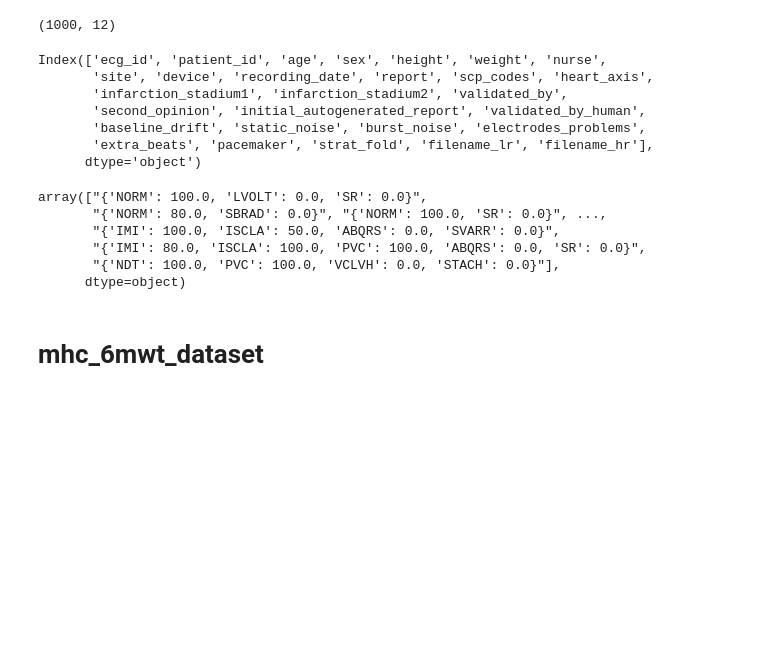
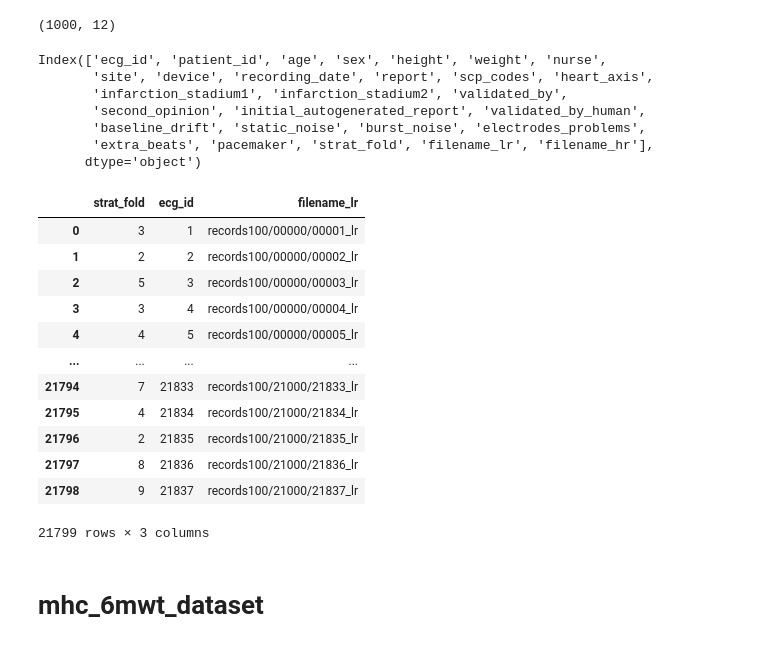
Before and after one commit to Taobyte/thesis, a Jupyter notebook: src/notebooks/dataset_exploration.ipynb, the cells around one changed output. Cells and saved outputs as stored; diff of their text form; code cells hidden in the pictures; blank space fills up the shorter version.

```diff
--- a/src/notebooks/dataset_exploration.ipynb
+++ b/src/notebooks/dataset_exploration.ipynb
@@ -19,18 +21,25 @@ record.p_signal.shape
 # %%
 summary = pd.read_csv("C:/Users/cleme/ETH/Master/Thesis/data/PTB/ptb-xl-a-large-publicly-available-electrocardiography-dataset-1.0.3/ptbxl_database.csv")
 print(summary.columns)
-summary["scp_codes"].unique()
+summary[["strat_fold", "ecg_id", "filename_lr"]]
 # %% [output]
 Index(['ecg_id', 'patient_id', 'age', 'sex', 'height', 'weight', 'nurse',
        'site', 'device', 'recording_date', 'report', 'scp_codes', 'heart_axis',
        'infarction_stadium1', 'infarction_stadium2', 'validated_by',
        'second_opinion', 'initial_autogenerated_report', 'validated_by_human',
        'baseline_drift', 'static_noise', 'burst_noise', 'electrodes_problems',
        'extra_beats', 'pacemaker', 'strat_fold', 'filename_lr', 'filename_hr'],
       dtype='object')
+|  | strat_fold | ecg_id | filename_lr |
+| 0 | 3 | 1 | records100/00000/00001_lr |
+| 1 | 2 | 2 | records100/00000/00002_lr |
+| 2 | 5 | 3 | records100/00000/00003_lr |
+| 3 | 3 | 4 | records100/00000/00004_lr |
+| 4 | 4 | 5 | records100/00000/00005_lr |
+| ... | ... | ... | ... |
+| 21794 | 7 | 21833 | records100/21000/21833_lr |
+| 21795 | 4 | 21834 | records100/21000/21834_lr |
+| 21796 | 2 | 21835 | records100/21000/21835_lr |
+| 21797 | 8 | 21836 | records100/21000/21836_lr |
+| 21798 | 9 | 21837 | records100/21000/21837_lr |
-array(["{'NORM': 100.0, 'LVOLT': 0.0, 'SR': 0.0}",
-       "{'NORM': 80.0, 'SBRAD': 0.0}", "{'NORM': 100.0, 'SR': 0.0}", ...,
-       "{'IMI': 100.0, 'ISCLA': 50.0, 'ABQRS': 0.0, 'SVARR': 0.0}",
-       "{'IMI': 80.0, 'ISCLA': 100.0, 'PVC': 100.0, 'ABQRS': 0.0, 'SR': 0.0}",
-       "{'NDT': 100.0, 'PVC': 100.0, 'VCLVH': 0.0, 'STACH': 0.0}"],
-      dtype=object)
+21799 rows × 3 columns
```
Also changed, not shown: parts of 6 cells of this notebook, 4 other files.
